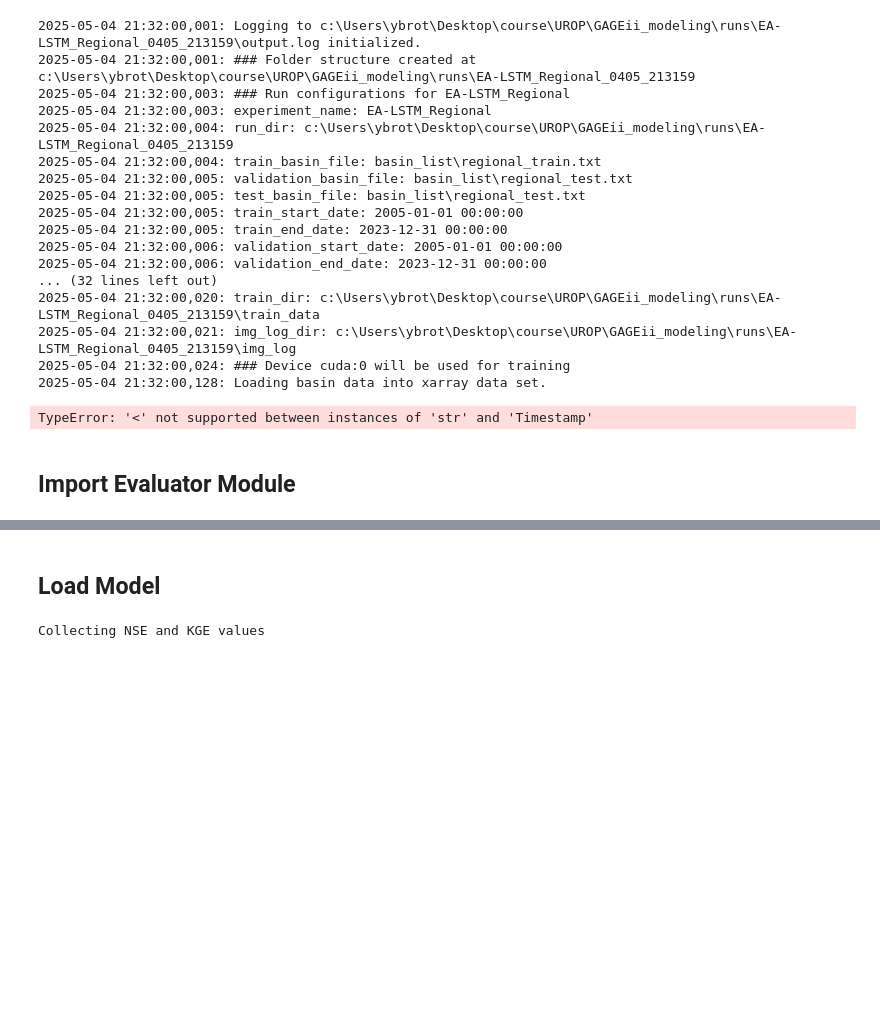
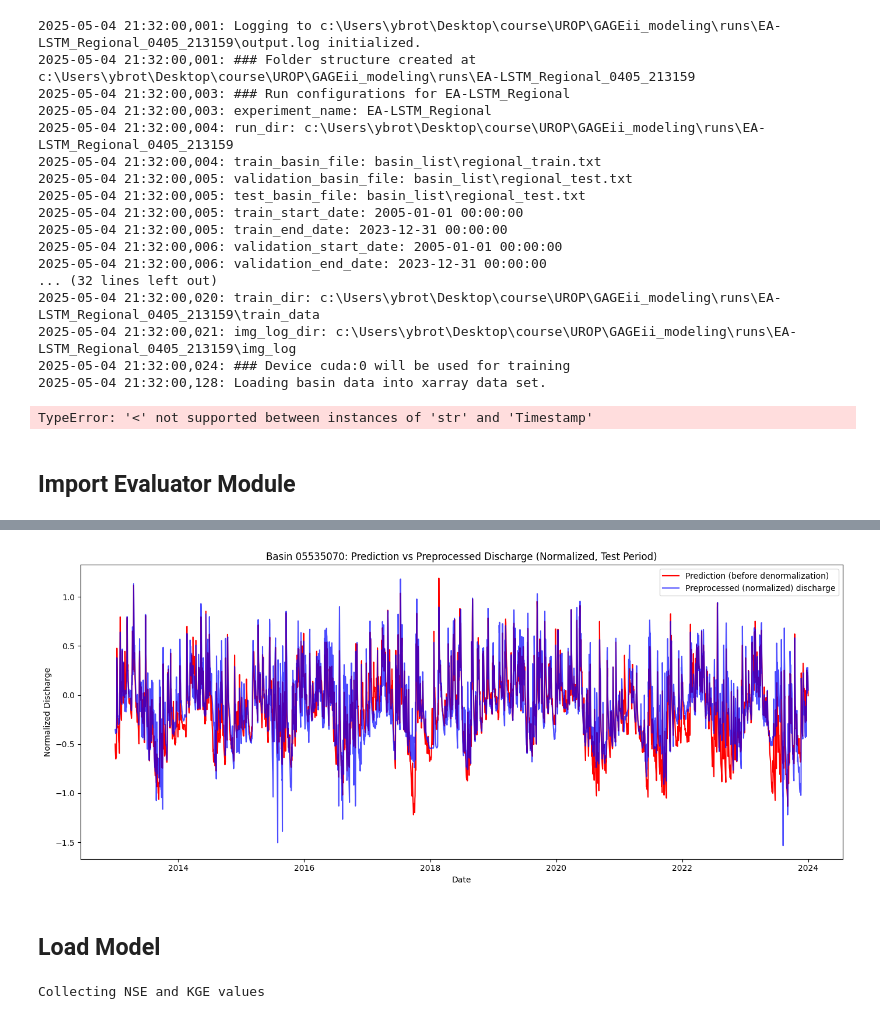
Before and after one commit to yunsupark1120/GAGEii_modeling, a Jupyter notebook: evaluation.ipynb, the cells around one changed output, grey strips where cells are left out. Drawn from its saved outputs; the diff is of its cells as text; code cells hidden in the pictures; blank space fills up the shorter version.

```diff
--- a/evaluation.ipynb
+++ b/evaluation.ipynb
@@ -52,3 +117,68 @@ from util.Evaluator import Evaluator
+# %%
+import pickle
+import pandas as pd
+import numpy as np
+import xarray as xr
+import matplotlib.pyplot as plt
+from pathlib import Path
+
+# --- CONFIGURATION ---
+run_dir = "runs/EA-LSTM_Basin_Normalized_1906_122616"  # <-- Change to your run directory
+epoch_num = 42                  # <-- Change to your epoch number
+basin_id = '05535070'              # <-- Change to your basin ID
+nc_dir = 'data/time_series'
+test_start_date = '2013-01-01'
+test_end_date = '2023-12-31'
+
+# --- 1. Load predictions (before denormalization) ---
+# Find the correct epoch folder
+epoch_folder_name = f"model_epoch{epoch_num:03d}"
+results_file = Path(run_dir) / "test" / epoch_folder_name / "test_results.p"
+if not results_file.exists():
+    raise FileNotFoundError(f"Could not find test_results.p at {results_file}")
+
+with open(results_file, "rb") as fp:
+    results = pickle.load(fp)
+
+qsim = results[basin_id]['1D']['xr']['discharge_sim']
+sim_pred = qsim.values.copy()  # This is BEFORE denormalization
+dates_pred = pd.to_datetime(qsim['date'].values)
+
+# --- 2. Load preprocessed (normalized) discharge from NetCDF ---
+nc_path = Path(nc_dir) / f"{basin_id}.nc"
+ds = xr.open_dataset(nc_path)
+df_nc = ds.to_dataframe().reset_index()
+ds.close()
+
+# Only test period
+mask = (df_nc['date'] >= test_start_date) & (df_nc['date'] <= test_end_date)
+df_nc = df_nc[mask].copy()
+df_nc = df_nc.set_index('date')
+
+# --- 3. Align by date ---
+df_pred = pd.DataFrame({
+    'date': np.array(dates_pred).flatten(),
+    'predicted': np.array(sim_pred).flatten()
+})
+df_pred = df_pred[(df_pred['date'] >= test_start_date) & (df_pred['date'] <= test_end_date)]
+df_pred = df_pred.set_index('date')
+
+common_dates = df_pred.index.intersection(df_nc.index)
+pred_aligned = df_pred.loc[common_dates, 'predicted']
+nc_aligned = df_nc.loc[common_dates, 'discharge']
+
+# --- 4. Plot ---
+plt.figure(figsize=(14, 6))
+plt.plot(common_dates, pred_aligned, label='Prediction (before denormalization)', color='red')
+plt.plot(common_dates, nc_aligned, label='Preprocessed (normalized) discharge', color='blue', alpha=0.7)
+plt.title(f'Basin {basin_id}: Prediction vs Preprocessed Discharge (Normalized, Test Period)')
+plt.xlabel('Date')
+plt.ylabel('Normalized Discharge')
+plt.legend()
+plt.tight_layout()
+plt.show()
+# %% [output]
+[figure, added]
 # %% [markdown]
 ## Load Model
 # %%
```
Also changed, not shown: parts of 14 cells of this notebook, 5 other files.
